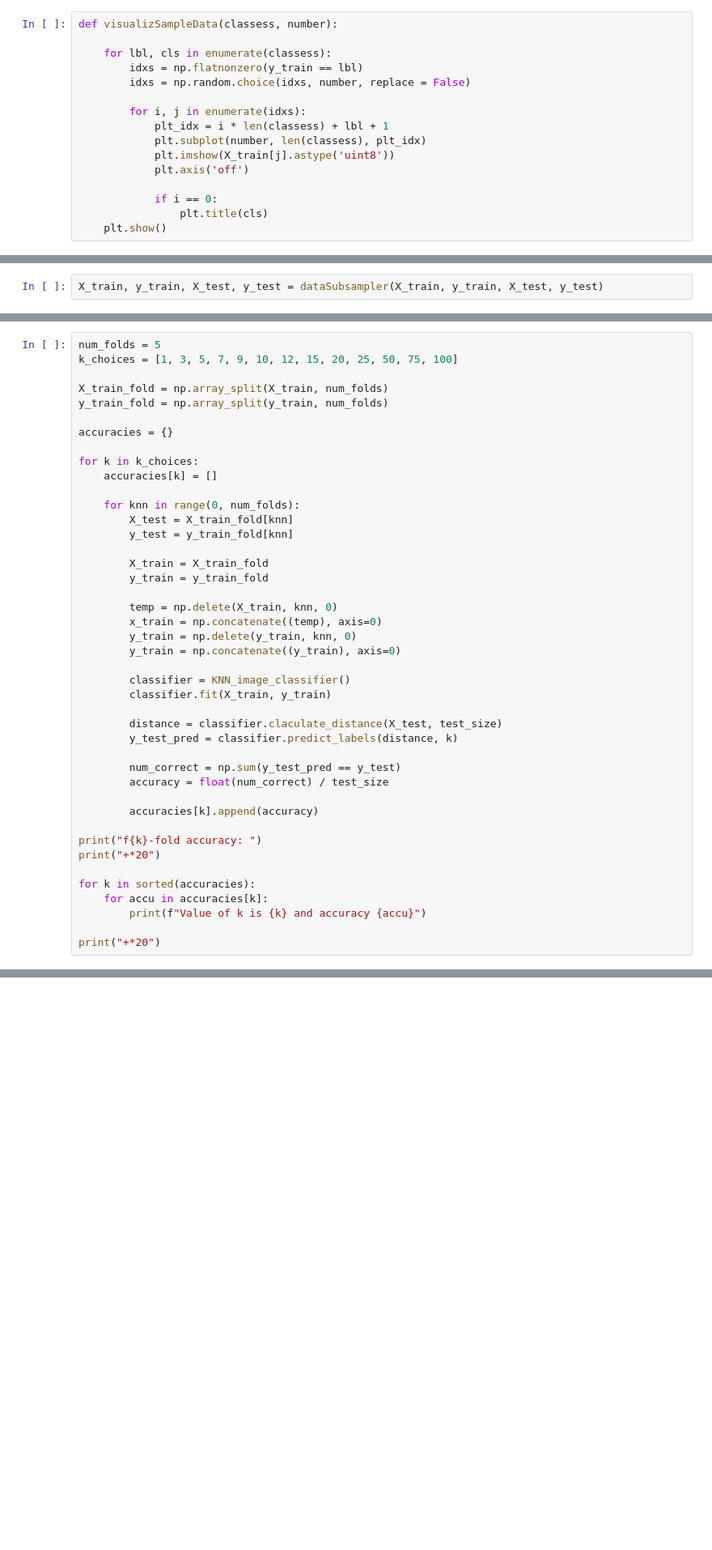
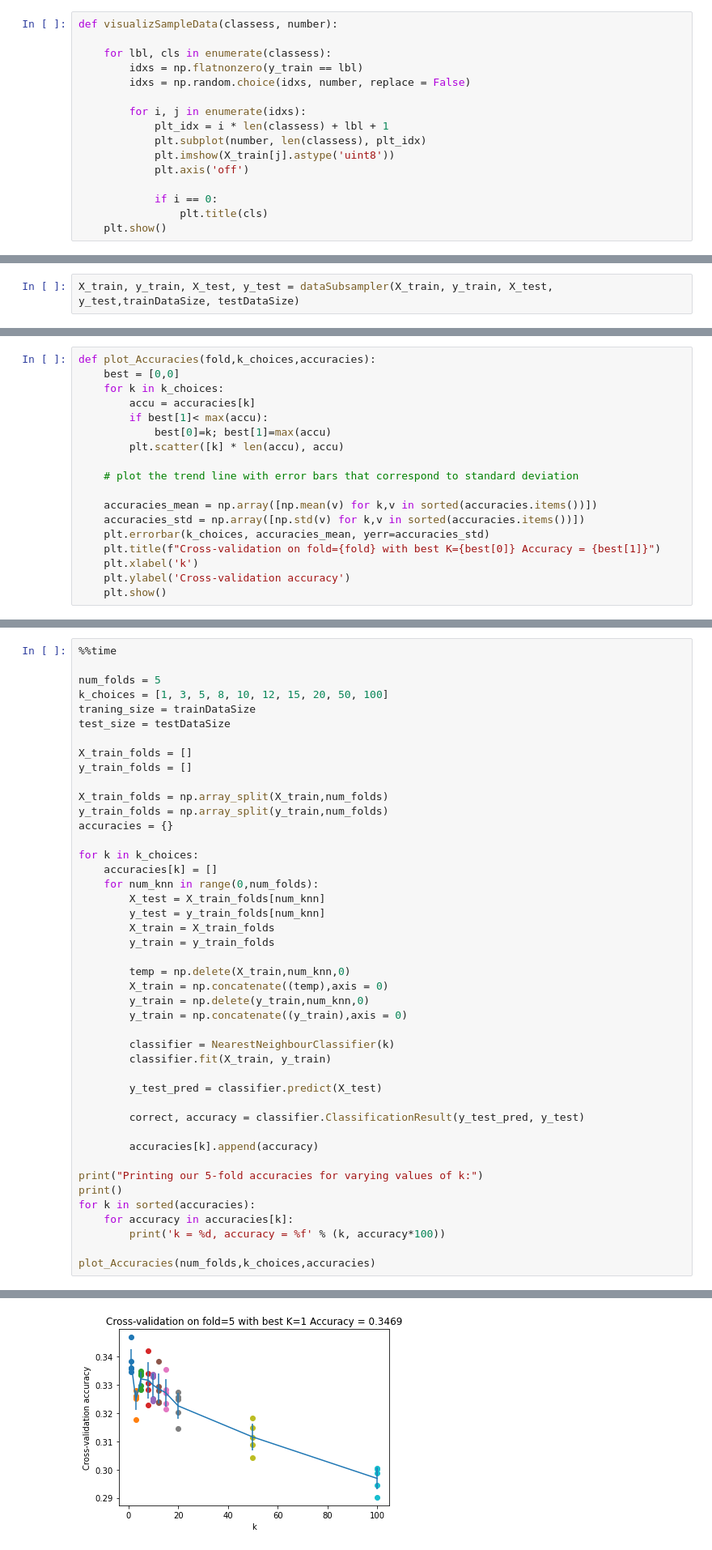
Before and after one commit to sadhiin/cvpr-spring-2023, a Jupyter notebook: Mid/Assignment-1/assignment-1-cvpr.ipynb, the cells around one changed output, grey strips where cells are left out. Shown at 81% size. Drawn from its saved outputs; the diff is of its cells as text; blank space fills up the shorter version.

Commit message:
knn visualization and cifar10 on knn with 50k train & 10k testing set

```diff
--- a/Mid/Assignment-1/assignment-1-cvpr.ipynb
+++ b/Mid/Assignment-1/assignment-1-cvpr.ipynb
@@ -197,7 +224,7 @@ def dataSubsampler(X_train, y_train, X_test, y_test, trainSize = 10000, testSize
 
     return X_train, y_train, X_test, y_test
 # %%
-X_train, y_train, X_test, y_test = dataSubsampler(X_train, y_train, X_test, y_test)
+X_train, y_train, X_test, y_test = dataSubsampler(X_train, y_train, X_test, y_test,trainDataSize, testDataSize)
 # %%
 # Changing the shape of the data
 
@@ -218,0 +253,18 @@ print('Got %d / %d correct => accuracy: %f' % (correctly_Pred, X_test.shape[0],
+# %%
+def plot_Accuracies(fold,k_choices,accuracies):
+    best = [0,0]
+    for k in k_choices:
+        accu = accuracies[k]
+        if best[1]< max(accu):
+            best[0]=k; best[1]=max(accu)
+        plt.scatter([k] * len(accu), accu)
+
+    # plot the trend line with error bars that correspond to standard deviation
+
+    accuracies_mean = np.array([np.mean(v) for k,v in sorted(accuracies.items())])
+    accuracies_std = np.array([np.std(v) for k,v in sorted(accuracies.items())])
+    plt.errorbar(k_choices, accuracies_mean, yerr=accuracies_std)
+    plt.title(f"Cross-validation on fold={fold} with best K={best[0]} Accuracy = {best[1]}")
+    plt.xlabel('k')
+    plt.ylabel('Cross-validation accuracy')
+    plt.show()
@@ -219,43 +273,45 @@ print('Got %d / %d correct => accuracy: %f' % (correctly_Pred, X_test.shape[0],
 # %%
+%%time
+
 num_folds = 5
-k_choices = [1, 3, 5, 7, 9, 10, 12, 15, 20, 25, 50, 75, 100]
+k_choices = [1, 3, 5, 8, 10, 12, 15, 20, 50, 100]
+traning_size = trainDataSize
+test_size = testDataSize
 
-X_train_fold = np.array_split(X_train, num_folds)
-y_train_fold = np.array_split(y_train, num_folds)
+X_train_folds = []
+y_train_folds = []
 
+X_train_folds = np.array_split(X_train,num_folds)
+y_train_folds = np.array_split(y_train,num_folds)
 accuracies = {}
 
 for k in k_choices:
     accuracies[k] = []
+    for num_knn in range(0,num_folds):
+        X_test = X_train_folds[num_knn]
+        y_test = y_train_folds[num_knn]
+        X_train = X_train_folds
+        y_train = y_train_folds
 
-    for knn in range(0, num_folds):
-        X_test = X_train_fold[knn]
-        y_test = y_train_fold[knn]
+        temp = np.delete(X_train,num_knn,0)
+        X_train = np.concatenate((temp),axis = 0)
+        y_train = np.delete(y_train,num_knn,0)
+        y_train = np.concatenate((y_train),axis = 0)
 
-        X_train = X_train_fold
-        y_train = y_train_fold
-
-        temp = np.delete(X_train, knn, 0)
-        x_train = np.concatenate((temp), axis=0)
-        y_train = np.delete(y_train, knn, 0)
-        y_train = np.concatenate((y_train), axis=0)
-
-        classifier = KNN_image_classifier()
+        classifier = NearestNeighbourClassifier(k)
         classifier.fit(X_train, y_train)
 
-        distance = classifier.claculate_distance(X_test, test_size)
-        y_test_pred = classifier.predict_labels(distance, k)
+        y_test_pred = classifier.predict(X_test)
 
-        num_correct = np.sum(y_test_pred == y_test)
-        accuracy = float(num_correct) / test_size
+        correct, accuracy = classifier.ClassificationResult(y_test_pred, y_test)
 
         accuracies[k].append(accuracy)
 
-print("f{k}-fold accuracy: ")
-print("+*20")
+print("Printing our 5-fold accuracies for varying values of k:")
+print()
+for k in sorted(accuracies):
+    for accuracy in accuracies[k]:
+        print('k = %d, accuracy = %f' % (k, accuracy*100))
 
-for k in sorted(accuracies):
-    for accu in accuracies[k]:
-        print(f"Value of k is {k} and accuracy {accu}")
-
-print("+*20")
+plot_Accuracies(num_folds,k_choices,accuracies)
+# %% [output]
@@ -261,0 +335 @@ print("+*20")
+[figure, added]
```
Also changed, not shown: parts of 27 cells of this notebook, 1 other file.
